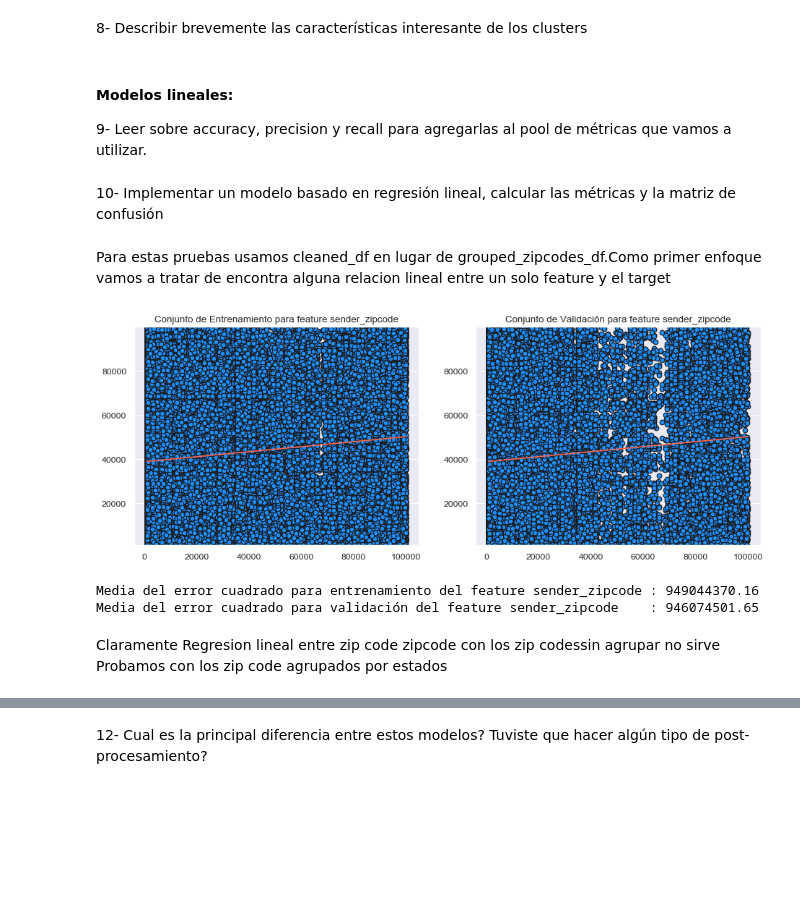
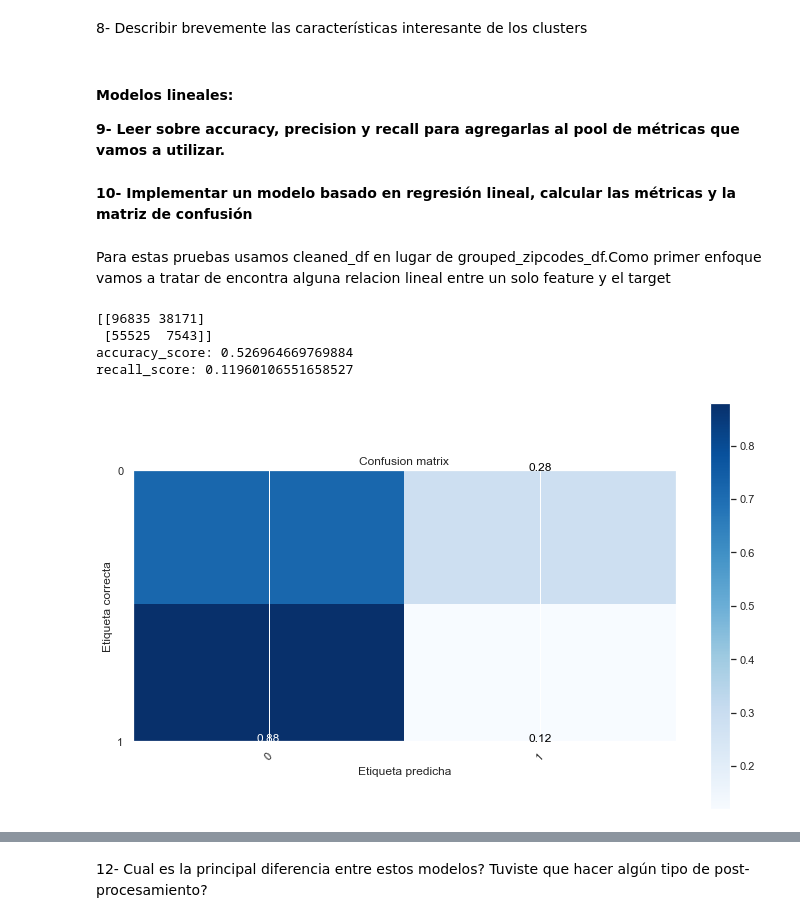
Before and after one commit to manquius/series_temporales, a Jupyter notebook: practico3_migue.ipynb, the cells around one changed output, grey strips where cells are left out. Drawn from its saved outputs; the diff is of its cells as text; code cells hidden in the pictures; blank space fills up the shorter version.

Commit message:
Agrego un poco de regresion logistica

```diff
--- a/practico3_migue.ipynb
+++ b/practico3_migue.ipynb
@@ -342,20 +304,32 @@ plt.show()
 8- Describir brevemente las características interesante de los clusters
 # %% [markdown]
 #### Modelos lineales:
-9- Leer sobre accuracy, precision y recall para agregarlas al pool de métricas que vamos a utilizar.
+**9- Leer sobre accuracy, precision y recall para agregarlas al pool de métricas que vamos a utilizar.**
 # %% [markdown]
-10- Implementar un modelo basado en regresión lineal, calcular las métricas y la matriz de confusión
+**10- Implementar un modelo basado en regresión lineal, calcular las métricas y la matriz de confusión**
 # %% [markdown]
 Para estas pruebas usamos cleaned_df en lugar de grouped_zipcodes_df.Como primer enfoque vamos a tratar
 de encontra alguna relacion lineal entre un solo feature y el target
 # %%
 # but it couldn be useful for you depending on your approach)
 from sklearn.linear_model import LinearRegression
 from sklearn.model_selection import train_test_split
 from sklearn.metrics import accuracy_score, confusion_matrix, mean_squared_error
 
 #First aproach: choose only one feature
-selected_feature = 'sender_zipcode'
 X = cleaned_df[['sender_zipcode']].copy()
-y = cleaned_df[['receiver_zipcode']].copy()
+y = cleaned_df.target.map(metrica)
 X_train, X_test, y_train, y_test = train_test_split(X, y, test_size=0.2, random_state=42)
+linear_reg = LinearRegression().fit(X_train, y_train)
+y_pred = linear_reg.predict(X_test)
+y_pred = (y_pred < 0.3)
+print(confusion_matrix(y_test, y_pred))
+print(f"accuracy_score: {accuracy_score(y_test, y_pred)}")
+print(f"recall_score: {recall_score(y_test, y_pred)}")
+plot_confusion_matrix(confusion_matrix(y_test, y_pred), [0,1], normalize = True)
+# %% [output]
+[[96835 38171]
+ [55525  7543]]
+accuracy_score: 0.526964669769884
+recall_score: 0.11960106551658527
+[figure, added]
@@ -396,12 +336,3 @@ def plot_lineal_regression(X_train_feature, y_train, X_val_feature, y_val):
-# %%
-plot_lineal_regression(X_train, y_train, X_test, y_test)
-# %% [output]
-[figure, removed]
-Media del error cuadrado para entrenamiento del feature sender_zipcode : 949044370.16
-Media del error cuadrado para validación del feature sender_zipcode    : 946074501.65
-# %% [markdown]
-Claramente Regresion lineal entre zip code zipcode con los zip codessin agrupar no sirve
-Probamos con los zip code agrupados por estados
 # %%
 # but it couldn be useful for you depending on your approach)
 from sklearn.linear_model import LinearRegression
```
Also changed, not shown: parts of 32 cells of this notebook.
